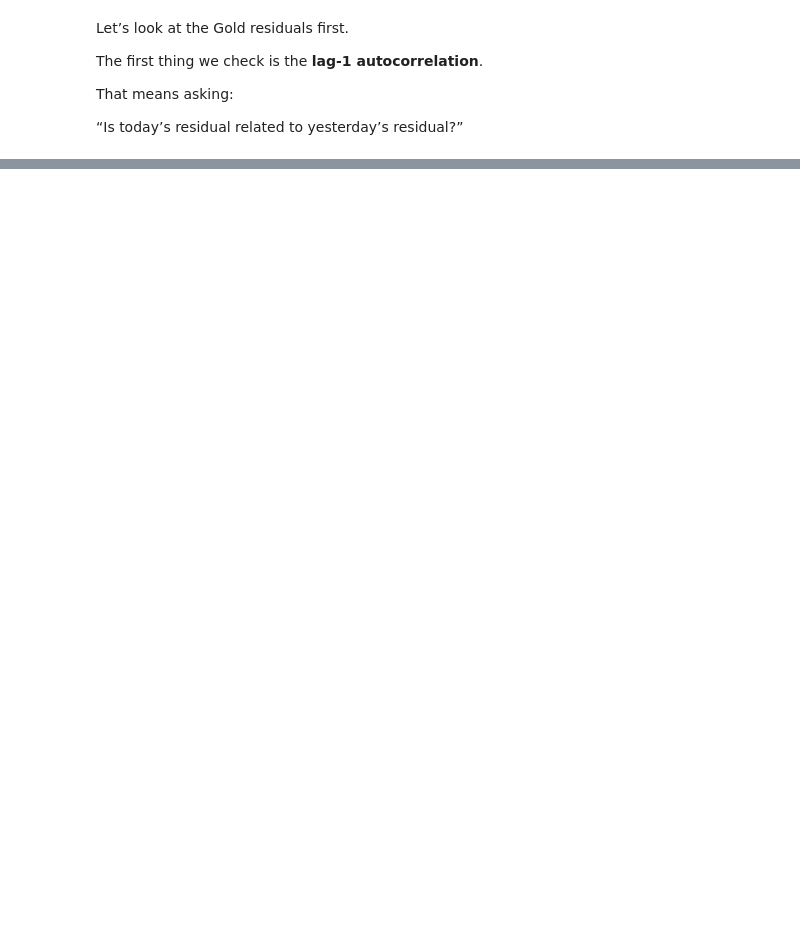
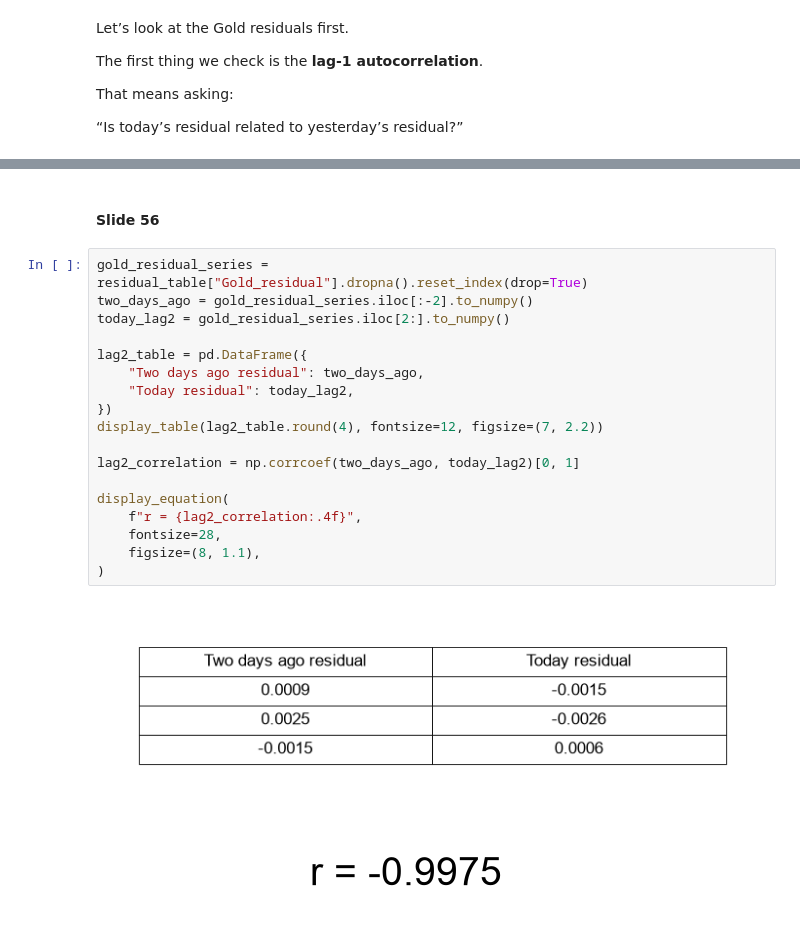
Before and after one commit to Bloodphilic/AlgoStalk, a Jupyter notebook: course/TimeSeries/VAR/code/VAR_Concepts_Investigation.ipynb, the cells around one changed output, grey strips where cells are left out. Drawn from its saved outputs; the diff is of its cells as text; blank space fills up the shorter version.

```diff
--- a/course/TimeSeries/VAR/code/VAR_Concepts_Investigation.ipynb
+++ b/course/TimeSeries/VAR/code/VAR_Concepts_Investigation.ipynb
@@ -1387,0 +1431,23 @@ That means asking:
+# %% [markdown]
+#### Slide 56
+# %%
+gold_residual_series = residual_table["Gold_residual"].dropna().reset_index(drop=True)
+two_days_ago = gold_residual_series.iloc[:-2].to_numpy()
+today_lag2 = gold_residual_series.iloc[2:].to_numpy()
+
+lag2_table = pd.DataFrame({
+    "Two days ago residual": two_days_ago,
+    "Today residual": today_lag2,
+})
+display_table(lag2_table.round(4), fontsize=12, figsize=(7, 2.2))
+
+lag2_correlation = np.corrcoef(two_days_ago, today_lag2)[0, 1]
+
+display_equation(
+    f"r = {lag2_correlation:.4f}",
+    fontsize=28,
+    figsize=(8, 1.1),
+)
+# %% [output]
+[figure, added]
+[figure, added]
```
Also changed, not shown: parts of 41 cells of this notebook, 1 other file.
